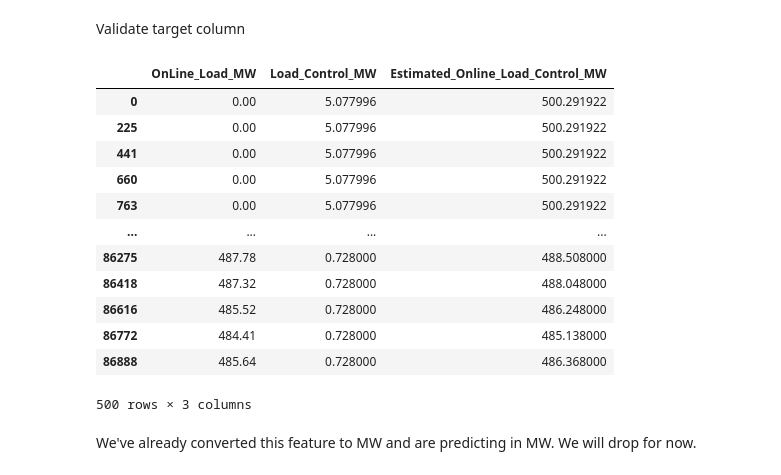
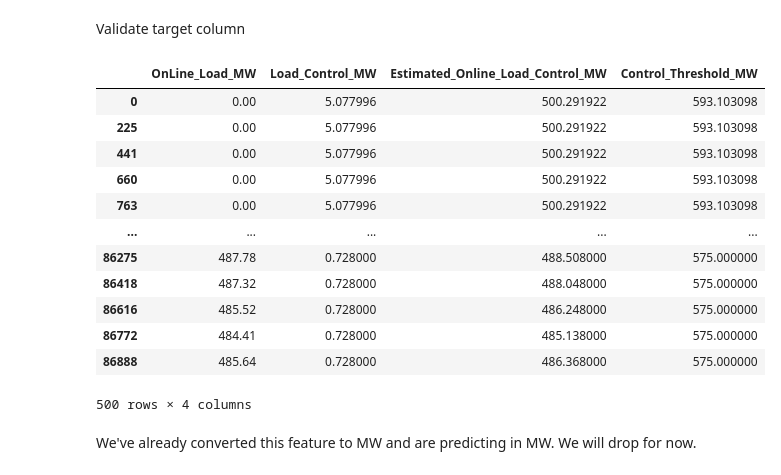
Before and after one commit to LNRobertson/East_River, a Jupyter notebook: notebooks/modeling/baseline_xgboost/baseline_preprocessing.ipynb, the cells around one changed output. Drawn from its saved outputs; the diff is of its cells as text; code cells hidden in the pictures.

```diff
--- a/notebooks/modeling/baseline_preprocessing.ipynb
+++ b/notebooks/modeling/baseline_xgboost/baseline_preprocessing.ipynb
@@ -5,23 +8,23 @@ import pandas as pd
 # %%
-baseline_df = pd.read_hdf(r"C:\Users\Linds\Repos\East_River\data\east_river_dataset-v1.h5")
+baseline_df = pd.read_hdf(r"C:\Users\Linds\Repos\East_River\data\training\east_river_dataset-v1.h5")
 # %% [markdown]
 Validate target column
 # %%
-baseline_df[['OnLine_Load_MW', 'Load_Control_MW', 'Estimated_Online_Load_Control_MW']].head(500)
+baseline_df[['OnLine_Load_MW', 'Load_Control_MW', 'Estimated_Online_Load_Control_MW', 'Control_Threshold_MW']].head(500)
 # %% [output]
-|  | OnLine_Load_MW | Load_Control_MW | Estimated_Online_Load_Control_MW |
-| 0 | 0.00 | 5.077996 | 500.291922 |
-| 225 | 0.00 | 5.077996 | 500.291922 |
-| 441 | 0.00 | 5.077996 | 500.291922 |
-| 660 | 0.00 | 5.077996 | 500.291922 |
-| 763 | 0.00 | 5.077996 | 500.291922 |
-| ... | ... | ... | ... |
-| 86275 | 487.78 | 0.728000 | 488.508000 |
-| 86418 | 487.32 | 0.728000 | 488.048000 |
-| 86616 | 485.52 | 0.728000 | 486.248000 |
-| 86772 | 484.41 | 0.728000 | 485.138000 |
-| 86888 | 485.64 | 0.728000 | 486.368000 |
+|  | OnLine_Load_MW | Load_Control_MW | Estimated_Online_Load_Control_MW | Control_Threshold_MW |
+| 0 | 0.00 | 5.077996 | 500.291922 | 593.103098 |
+| 225 | 0.00 | 5.077996 | 500.291922 | 593.103098 |
+| 441 | 0.00 | 5.077996 | 500.291922 | 593.103098 |
+| 660 | 0.00 | 5.077996 | 500.291922 | 593.103098 |
+| 763 | 0.00 | 5.077996 | 500.291922 | 593.103098 |
+| ... | ... | ... | ... | ... |
+| 86275 | 487.78 | 0.728000 | 488.508000 | 575.000000 |
+| 86418 | 487.32 | 0.728000 | 488.048000 | 575.000000 |
+| 86616 | 485.52 | 0.728000 | 486.248000 | 575.000000 |
+| 86772 | 484.41 | 0.728000 | 485.138000 | 575.000000 |
+| 86888 | 485.64 | 0.728000 | 486.368000 | 575.000000 |
-500 rows × 3 columns
+500 rows × 4 columns
 # %% [markdown]
 We've already converted this feature to MW and are predicting in MW. We will drop for now.
 # %%
```
Also changed, not shown: parts of 20 cells of this notebook, 20 other files.
